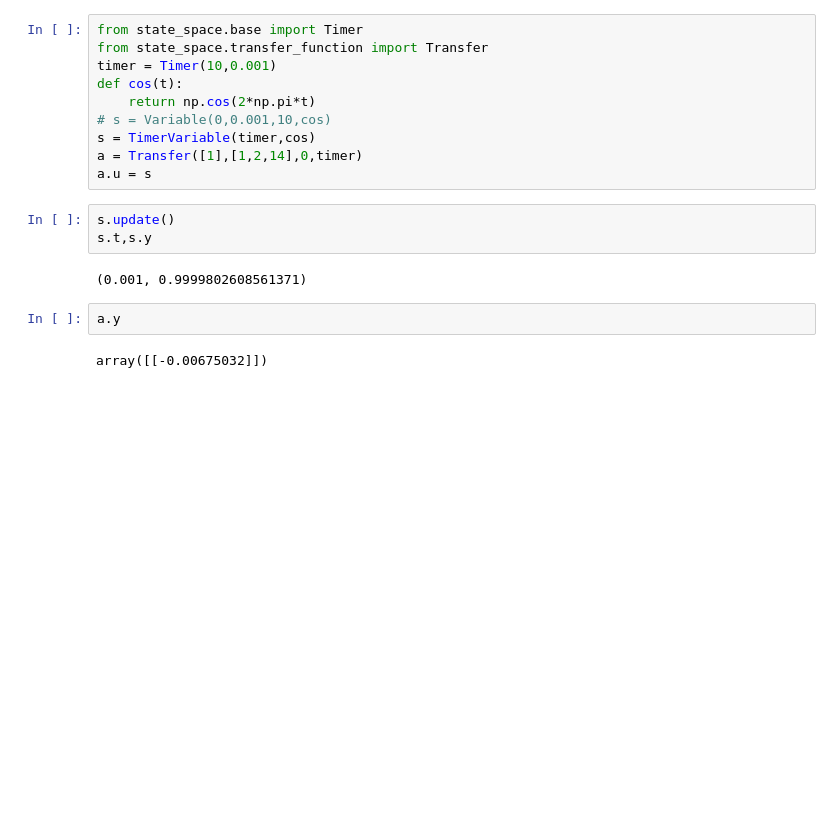
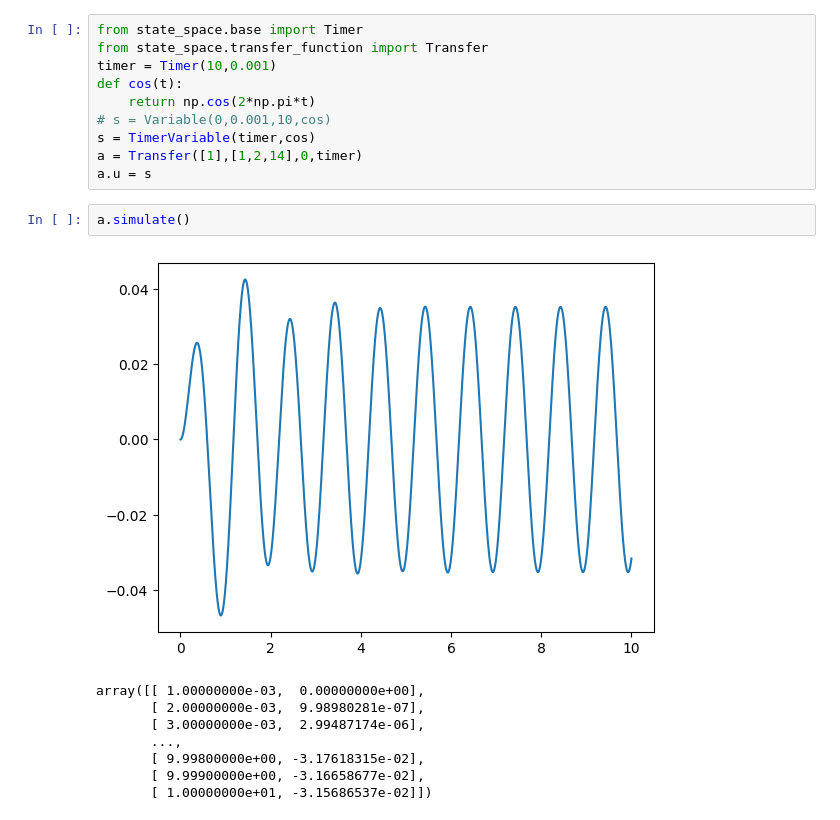
Before and after one commit to Lin-13/PySim, a Jupyter notebook: kalman.ipynb, the cells around one changed output. Drawn from its saved outputs; the diff is of its cells as text; blank space fills up the shorter version.

```diff
--- a/kalman.ipynb
+++ b/kalman.ipynb
@@ -105,12 +104,14 @@ def cos(t):
 s = TimerVariable(timer,cos)
 a = Transfer([1],[1,2,14],0,timer)
 a.u = s
-# %%
-s.update()
-s.t,s.y
-# %% [output]
-(0.001, 0.9999802608561371)
 # %%
-a.y
+a.simulate()
 # %% [output]
+[figure, added]
-array([[-0.00675032]])
+array([[ 1.00000000e-03,  0.00000000e+00],
+       [ 2.00000000e-03,  9.98980281e-07],
+       [ 3.00000000e-03,  2.99487174e-06],
+       ...,
+       [ 9.99800000e+00, -3.17618315e-02],
+       [ 9.99900000e+00, -3.16658677e-02],
+       [ 1.00000000e+01, -3.15686537e-02]])
```
Also changed, not shown: parts of 15 cells of this notebook, 6 other files.
